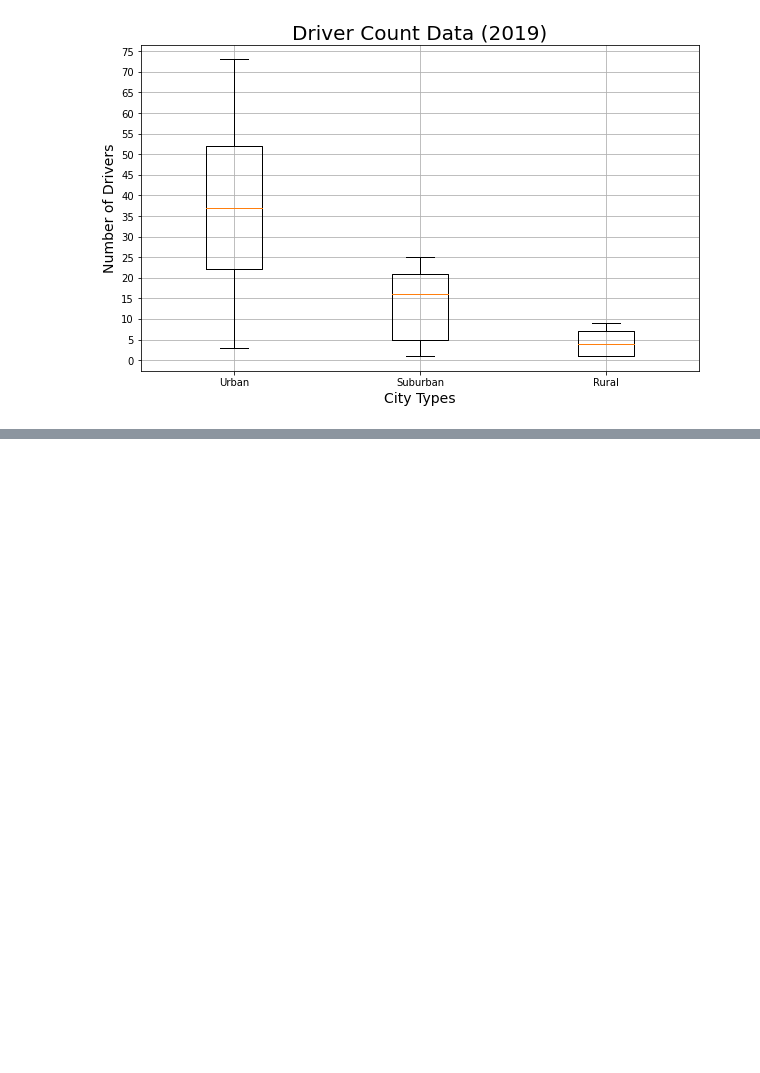
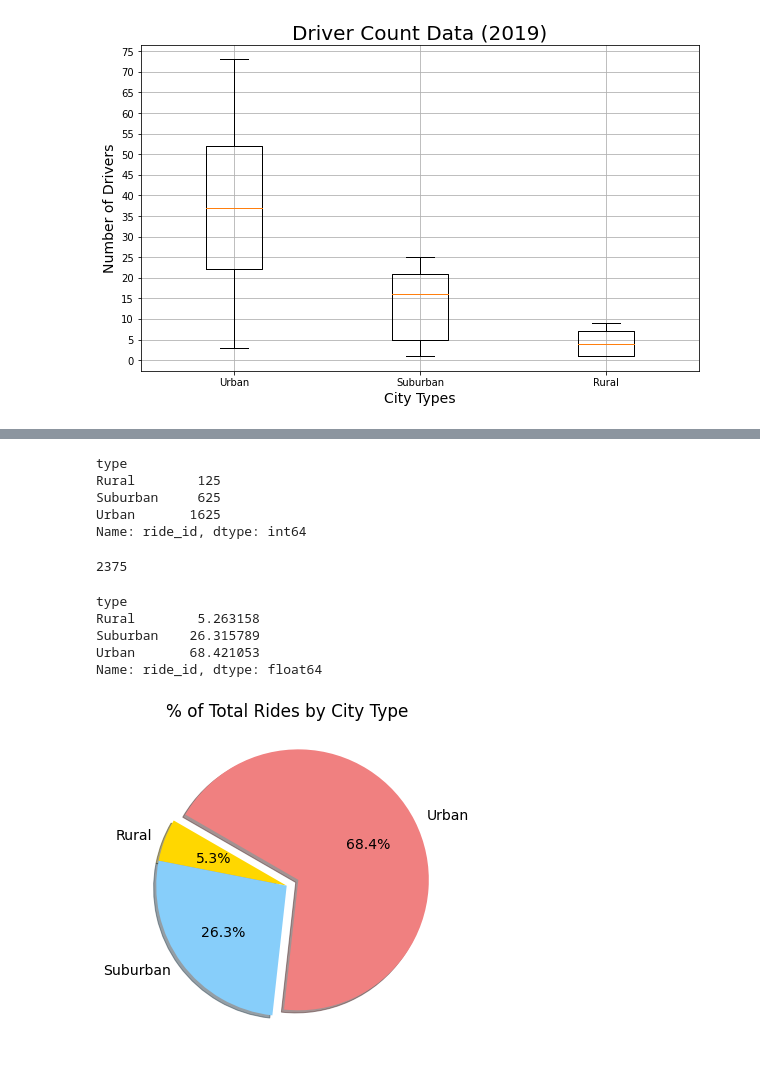
Before and after one commit to Owen-Wang1234/PyBer_Analysis, a Jupyter notebook: PyBer.ipynb, the cells around one changed output, grey strips where cells are left out. Cells and saved outputs as stored; diff of their text form; code cells hidden in the pictures; blank space fills up the shorter version.

Commit message:
Adding the Ride Percentage Pie Chart.

```diff
--- a/PyBer.ipynb
+++ b/PyBer.ipynb
@@ -850,0 +851,48 @@ plt.show()
+# %%
+# Get the sum of the ride count for each city type.
+sum_rides_by_type = pyber_data_df.groupby(['type']).count()['ride_id']
+sum_rides_by_type
+# %% [output]
+type
+Rural        125
+Suburban     625
+Urban       1625
+Name: ride_id, dtype: int64
+# %%
+# Get the sum of all three fares.
+total_rides = pyber_data_df['ride_id'].count()
+total_rides
+# %% [output]
+2375
+# %%
+# Calculate the percentage of fare for each city type.
+ride_percents = 100 * (sum_rides_by_type / total_rides)
+ride_percents
+# %% [output]
+type
+Rural        5.263158
+Suburban    26.315789
+Urban       68.421053
+Name: ride_id, dtype: float64
+# %%
+# Build a pie chart for the fare percentage by city type.
+plt.subplots(figsize = (10, 6))
+plt.pie(ride_percents,
+        labels = ['Rural', 'Suburban', 'Urban'],
+        colors = ['gold', 'lightskyblue', 'lightcoral'],
+        explode = [0, 0, 0.1],
+        autopct = '%1.1f%%',
+        shadow = True, startangle = 150)
+plt.title('% of Total Rides by City Type')
+
+# Change the default font size from 10 to 14.
+mpl.rcParams['font.size'] = 14
+
+# Save Figure
+output6 = os.path.join('analysis', 'Fig6.png')
+plt.savefig(output6)
+
+# Show Figure
+plt.show()
+# %% [output]
+[figure, added]
```
Also changed, not shown: parts of 8 cells of this notebook, 1 other file.
